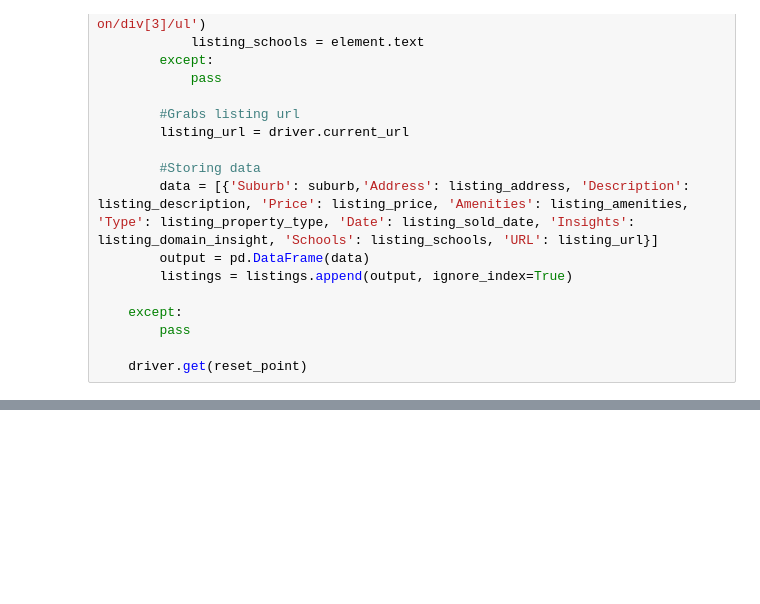
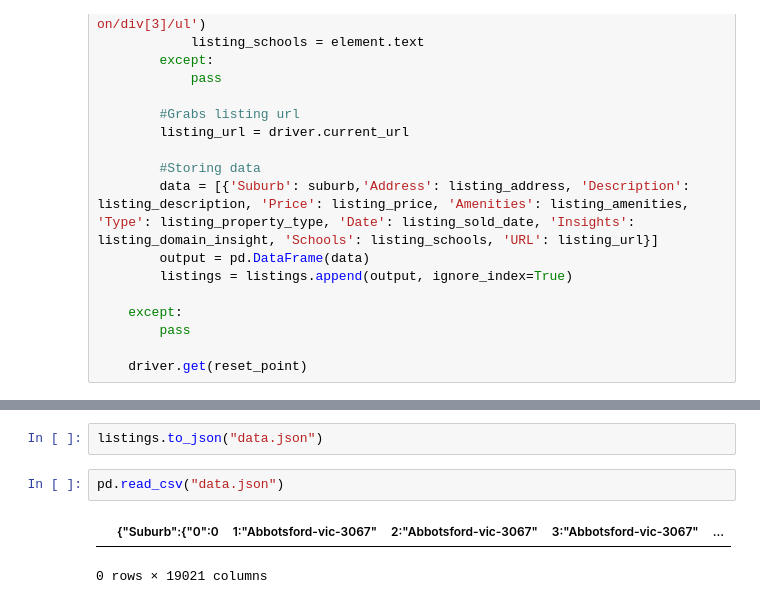
Before and after one commit to AvinFdo/Projects, a Jupyter notebook: Domain Site Scrapper.ipynb, the cells around one changed output, grey strips where cells are left out. Drawn from its saved outputs; the diff is of its cells as text; blank space fills up the shorter version.

```diff
--- a/Domain Site Scrapper.ipynb
+++ b/Domain Site Scrapper.ipynb
@@ -329,0 +428,7 @@ listings.shape
+# %%
+listings.to_json("data.json")
+# %%
+pd.read_csv("data.json")
+# %% [output]
+|  | {"Suburb":{"0":0 | 1:"Abbotsford-vic-3067" | 2:"Abbotsford-vic-3067" | 3:"Abbotsford-vic-3067" | ... |
+0 rows × 19021 columns
```
Also changed, not shown: parts of 10 cells of this notebook, 1 other file.
